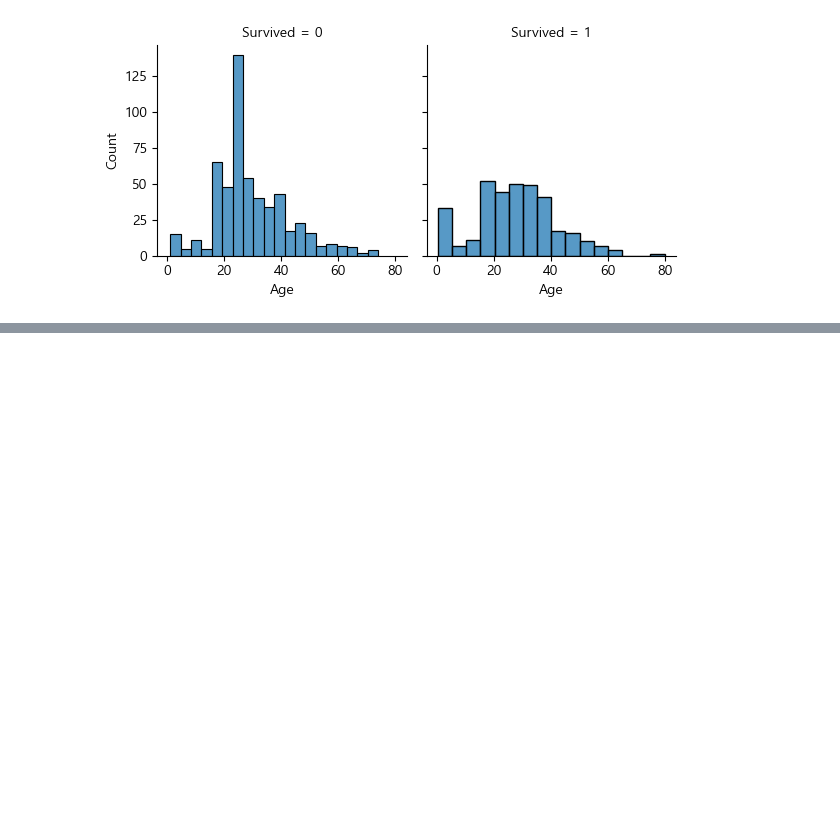
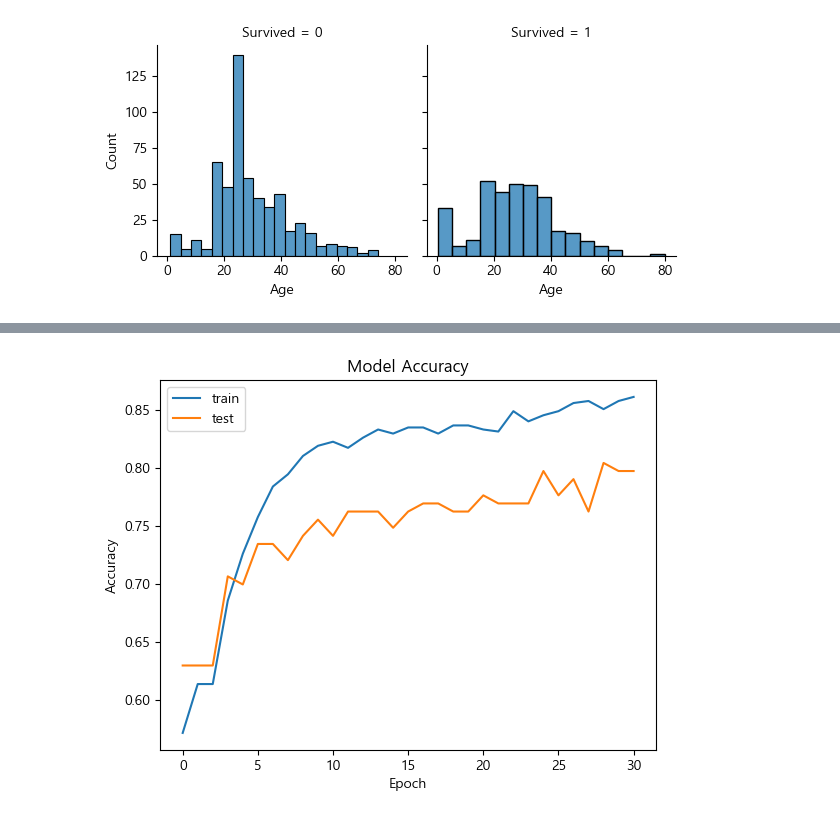
Before and after one commit to ksqrt/study, a Jupyter notebook: mylearn/titanic+keras.ipynb, the cells around one changed output, grey strips where cells are left out. Saved outputs shown, nothing was run; the diff lists cells and outputs as text; code cells hidden in the pictures; blank space fills up the shorter version.

```diff
--- a/mylearn/titanic+keras.ipynb
+++ b/mylearn/titanic+keras.ipynb
@@ -236,0 +436,14 @@ plt.show()
+# %%
+# 모델구성
+
+model = Sequential([
+    Dense(18,input_shape=(20,),activation="relu"),
+    Dense(20,activation="relu"),
+    Dense(20,activation="relu"),
+    Dense(20,activation="relu"),
+    Dense(20,activation="relu"),
+    Dense(20,activation="relu"),
+    Dense(1,activation="sigmoid"),
+])
+
+model.summary()
@@ -236,0 +468,15 @@ plt.show()
+# %%
+model.compile(loss="binary_crossentropy",optimizer="adam",metrics=["accuracy"])
+# %%
+# 이진분류는 마지막 활성함수는 sigmoid + loss 는 바이너리 크로스 엔트로피
+from keras.callbacks import EarlyStopping
+
+early_stopping = EarlyStopping(
+monitor='val_loss',
+min_delta=0.01, patience=20,
+verbose=1,
+mode='min')
+
+hist = model.fit(x_train, y_train, epochs=100, batch_size=32,
+                 validation_split=0.2,
+                 callbacks = [early_stopping])
@@ -236,0 +508,10 @@ plt.show()
+# %%
+plt.plot(hist.history['accuracy'])
+plt.plot(hist.history['val_accuracy'])
+plt.title('Model Accuracy')
+plt.ylabel('Accuracy')
+plt.xlabel('Epoch')
+plt.legend(['train', 'test'], loc='upper left')
+plt.show()
+# %% [output]
+[figure, added]
```
Also changed, not shown: parts of 27 cells of this notebook, 2 other files.
